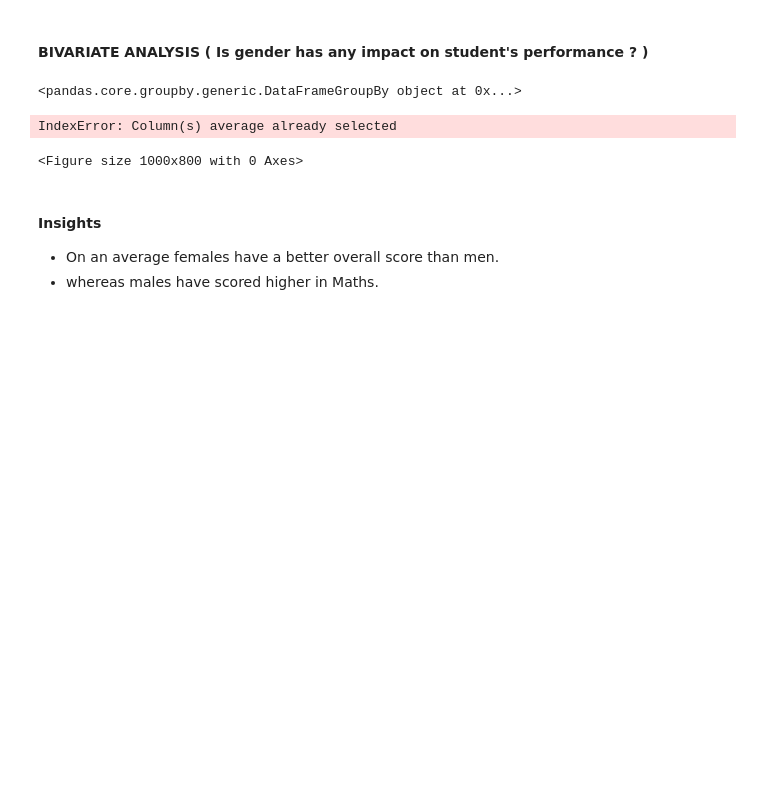
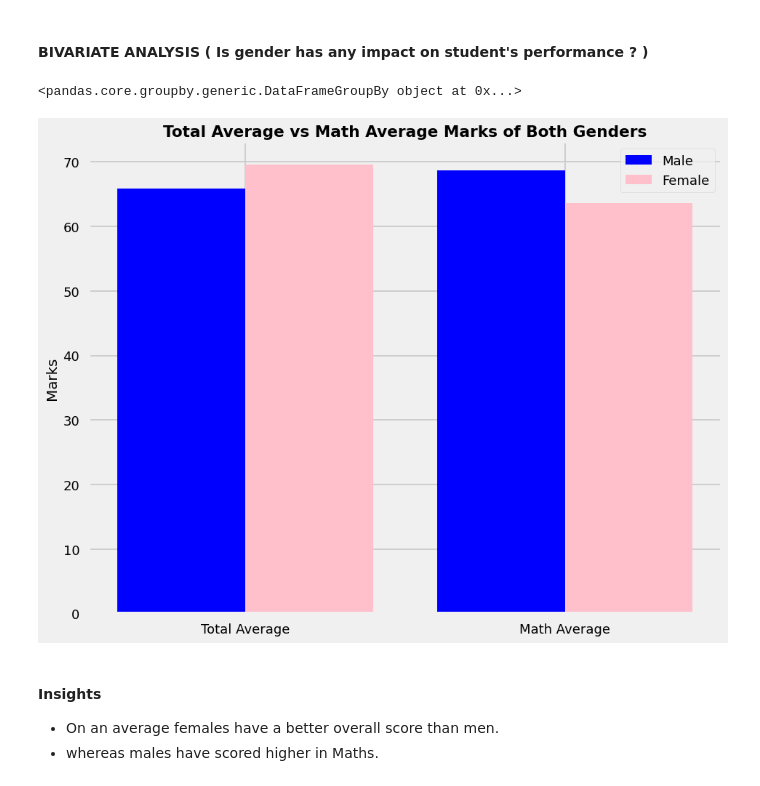
Before and after one commit to Sahil-Chandel/ML-Projects, a Jupyter notebook: notebook/1 . EDA STUDENT PERFORMANCE .ipynb, the cells around one changed output. Saved outputs shown, nothing was run; the diff lists cells and outputs as text; code cells hidden in the pictures; blank space fills up the shorter version.

```diff
--- a/notebook/1 . EDA STUDENT PERFORMANCE .ipynb
+++ b/notebook/1 . EDA STUDENT PERFORMANCE .ipynb
@@ -442,27 +442,33 @@ gender_group
 # %% [output]
 <pandas.core.groupby.generic.DataFrameGroupBy object at 0x...>
 # %%
+# Assuming you have a DataFrame `df` and want to group by 'gender'
+
+# Select only the numeric columns (like 'average', 'math score', etc.)
+numeric_columns = ['average', 'math score']  # Adjust this based on your actual column names
+gender_group = df.groupby('gender')[numeric_columns].mean()
+
 plt.figure(figsize=(10, 8))
 
-X = ['Total Average','Math Average']
+X = ['Total Average', 'Math Average']
 
-
-female_scores = [gender_group['average'][0], gender_group['math score'][0]]
-male_scores = [gender_group['average'][1], gender_group['math score'][1]]
+# Accessing the aggregated mean values for female and male
+female_scores = [gender_group.loc['female', 'average'], gender_group.loc['female', 'math score']]
+male_scores = [gender_group.loc['male', 'average'], gender_group.loc['male', 'math score']]
 
 X_axis = np.arange(len(X))
 
-plt.bar(X_axis - 0.2, male_scores, 0.4, label = 'Male')
-plt.bar(X_axis + 0.2, female_scores, 0.4, label = 'Female')
+# Plotting the bar charts for both genders
+plt.bar(X_axis - 0.2, male_scores, 0.4, label='Male', color='blue')
+plt.bar(X_axis + 0.2, female_scores, 0.4, label='Female', color='pink')
 
 plt.xticks(X_axis, X)
 plt.ylabel("Marks")
-plt.title("Total average v/s Math average marks of both the genders", fontweight='bold')
+plt.title("Total Average vs Math Average Marks of Both Genders", fontweight='bold')
 plt.legend()
 plt.show()
 # %% [output]
-IndexError: Column(s) average already selected
-<Figure size 1000x800 with 0 Axes>
+[figure, added]
 # %% [markdown]
 #### Insights
 - On an average females have a better overall score than men.
```
Also changed, not shown: parts of 17 cells of this notebook, 13 other files.
